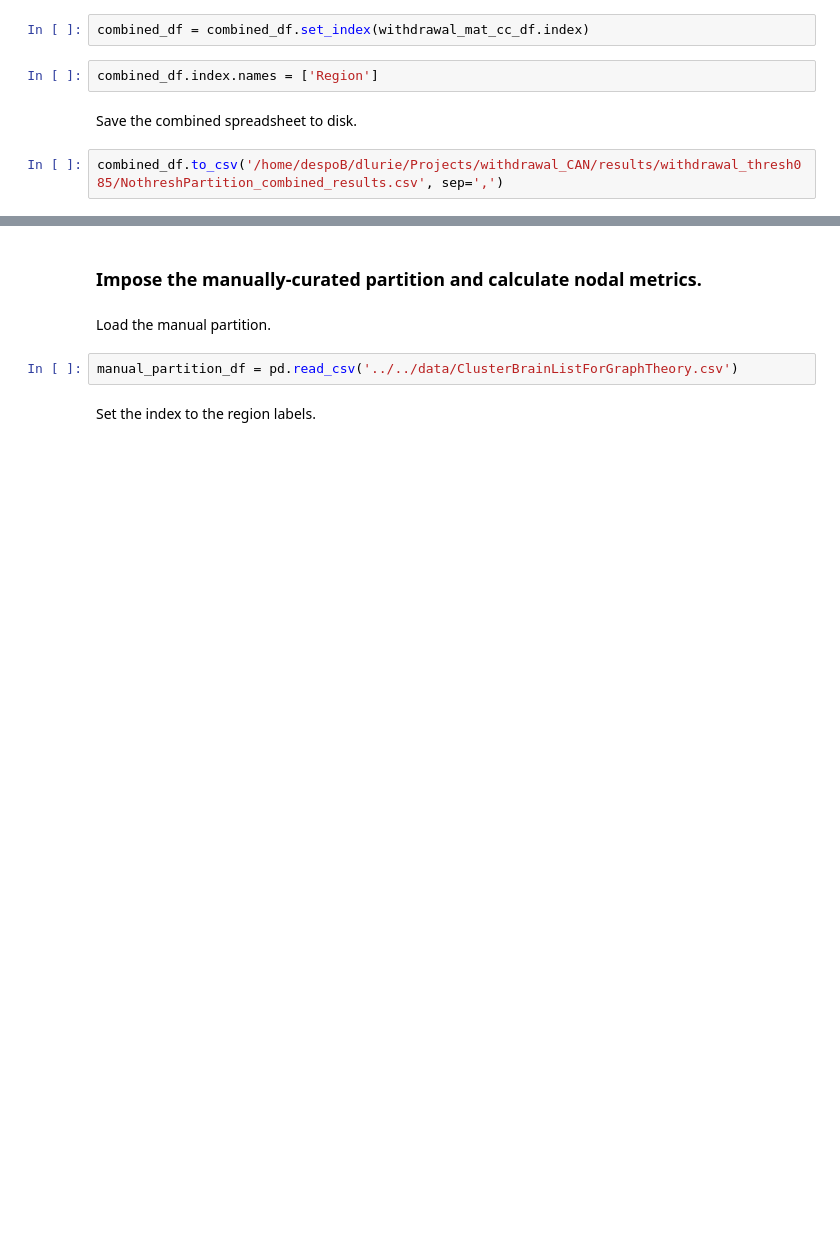
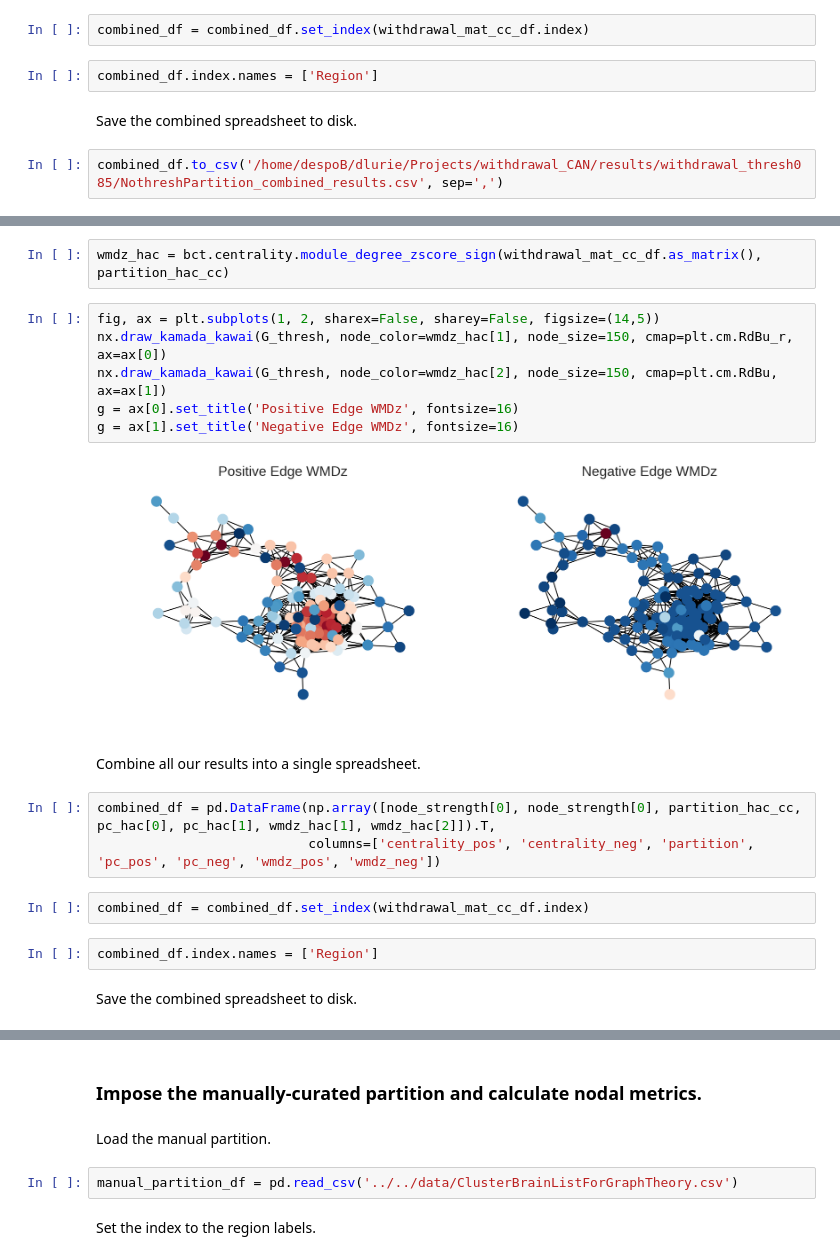
Before and after one commit to danlurie/withdrawal_can, a Jupyter notebook: code/notebooks/Withdrawal - Threshold Med.ipynb, the cells around one changed output, grey strips where cells are left out. Saved outputs shown, nothing was run; the diff lists cells and outputs as text; blank space fills up the shorter version.

```diff
--- a/code/notebooks/Withdrawal - Threshold Med.ipynb
+++ b/code/notebooks/Withdrawal - Threshold Med.ipynb
@@ -196,0 +225,21 @@ combined_df.to_csv('/home/despoB/dlurie/Projects/withdrawal_CAN/results/withdraw
+# %%
+wmdz_hac = bct.centrality.module_degree_zscore_sign(withdrawal_mat_cc_df.as_matrix(), partition_hac_cc)
+# %%
+fig, ax = plt.subplots(1, 2, sharex=False, sharey=False, figsize=(14,5))
+nx.draw_kamada_kawai(G_thresh, node_color=wmdz_hac[1], node_size=150, cmap=plt.cm.RdBu_r, ax=ax[0])
+nx.draw_kamada_kawai(G_thresh, node_color=wmdz_hac[2], node_size=150, cmap=plt.cm.RdBu, ax=ax[1])
+g = ax[0].set_title('Positive Edge WMDz', fontsize=16)
+g = ax[1].set_title('Negative Edge WMDz', fontsize=16)
+# %% [output]
+[figure, added]
+# %% [markdown]
+Combine all our results into a single spreadsheet.
+# %%
+combined_df = pd.DataFrame(np.array([node_strength[0], node_strength[0], partition_hac_cc, pc_hac[0], pc_hac[1], wmdz_hac[1], wmdz_hac[2]]).T,
+                           columns=['centrality_pos', 'centrality_neg', 'partition', 'pc_pos', 'pc_neg', 'wmdz_pos', 'wmdz_neg'])
+# %%
+combined_df = combined_df.set_index(withdrawal_mat_cc_df.index)
+# %%
+combined_df.index.names = ['Region']
+# %% [markdown]
+Save the combined spreadsheet to disk.
```
Also changed, not shown: parts of 11 cells of this notebook, 4 other files.
